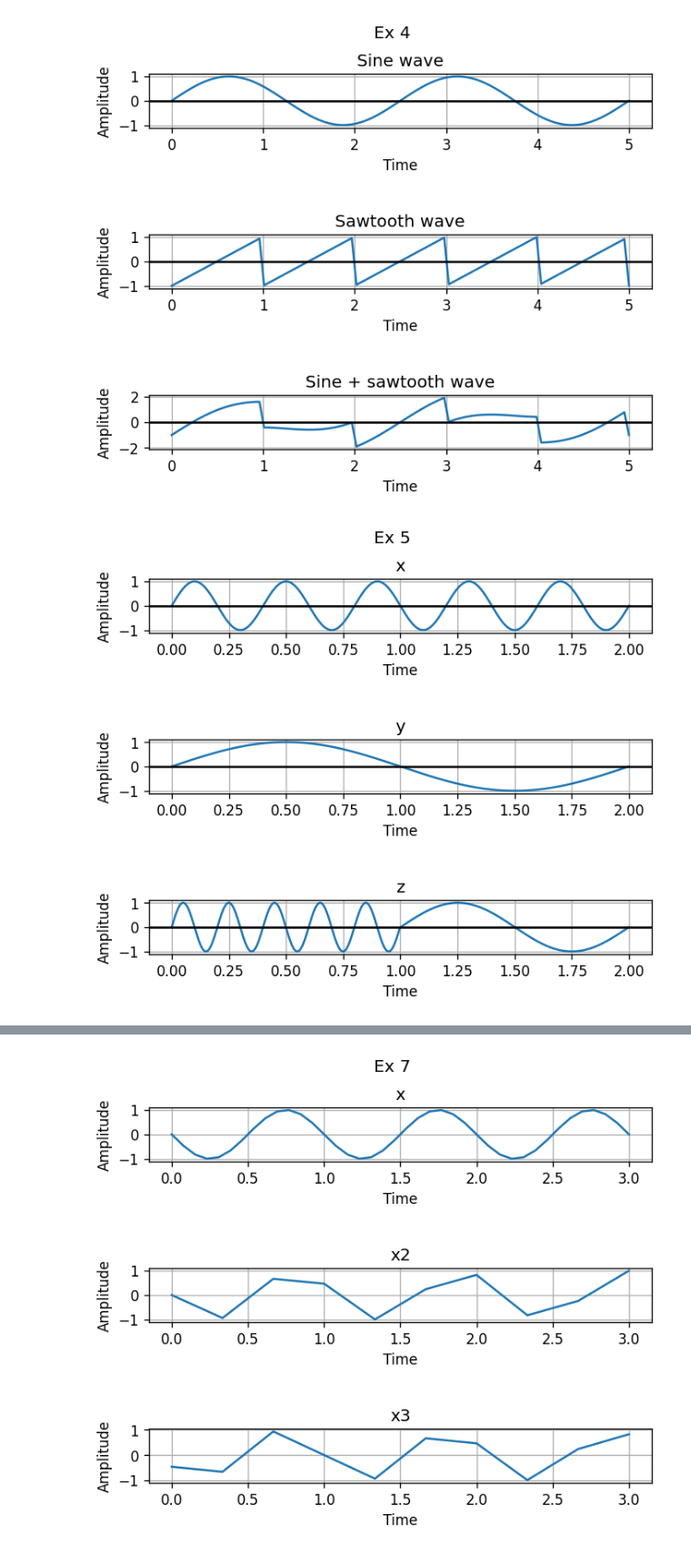
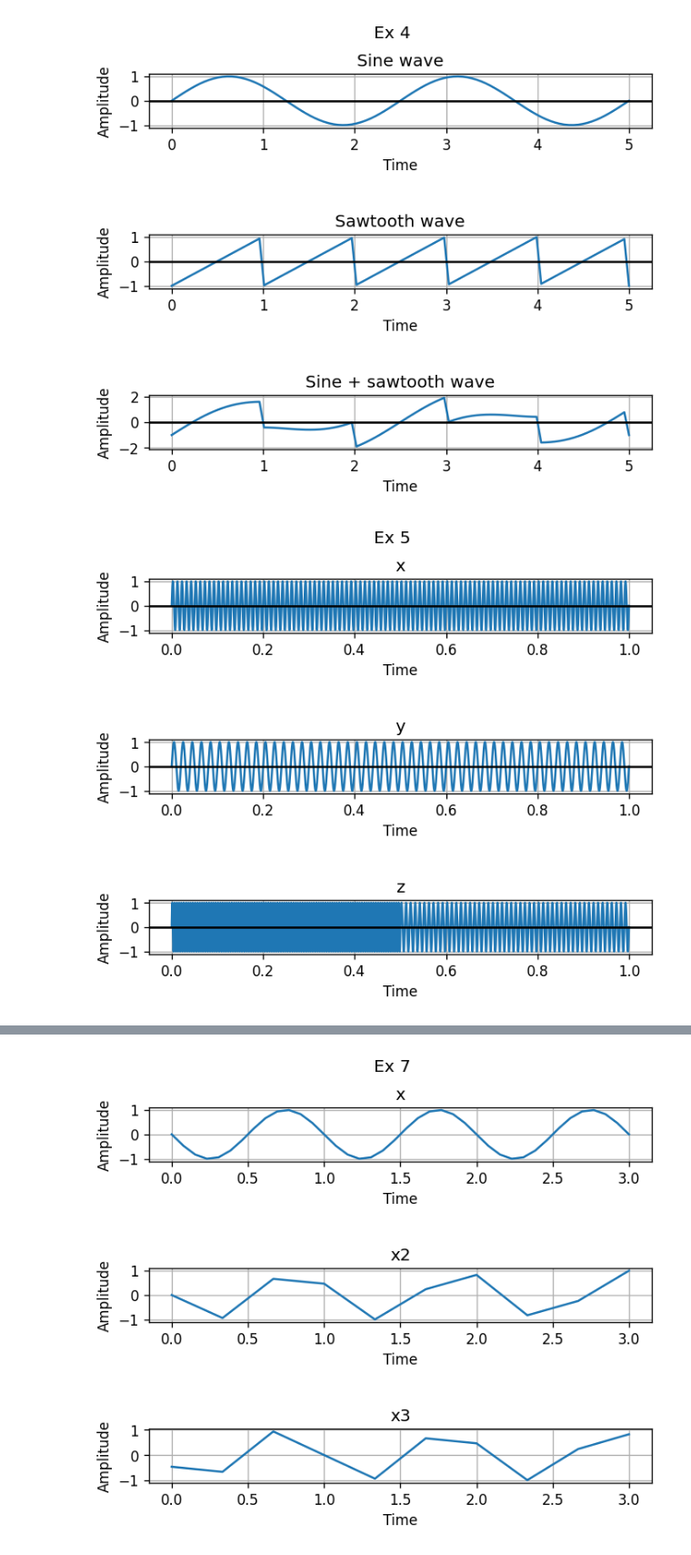
Before and after one commit to lucaion/ProcesareaSemnalelor, a Jupyter notebook: Laborator 2/Lab2 - rezolvari.ipynb, the cells around one changed output, grey strips where cells are left out. Shown at 91% size. Saved outputs shown, nothing was run; the diff lists cells and outputs as text; code cells hidden in the pictures.

```diff
--- a/Laborator 2/Lab2 - rezolvari.ipynb
+++ b/Laborator 2/Lab2 - rezolvari.ipynb
@@ -109,37 +109,39 @@ plt.show()
 # %%
 #ex5
 
-t = np.linspace(0, 2, 400)
-t2 = np.linspace(0, 2, 800)
-f = 1000
-f2 = 200
+t = np.linspace(0, 1, 22050)
+t2 = np.linspace(0, 1, 44100)
+f = 100
+f2 = 50
 
 x = np.sin(2 * np.pi * f * t)
 y = np.sin(2 * np.pi * f2 * t)
 z = np.concatenate((x, y))
 
 fig, ax = plt.subplots(3, dpi=120)
 fig.suptitle("Ex 5")
 ax[0].set_title('x')
 ax[0].plot(t, x)
 ax[1].set_title('y')
 ax[1].plot(t, y)
 ax[2].set_title('z')
 ax[2].plot(t2, z)
 
 for ax in ax.flat:
     ax.axhline(y=0, color='black')
     ax.set(xlabel="Time", ylabel="Amplitude")
     ax.grid(True)
 
 plt.subplots_adjust(hspace=2)
 
 plt.show()
 
 fs = 44100
 sd.play(z, fs)
+
+# Se aud ambele semnale, unul dupa altul
 # %% [output]
-[figure, old version]
+[figure, new version]
 # %%
 #ex6
 
```
Also changed, not shown: parts of 1 cell of this notebook.
